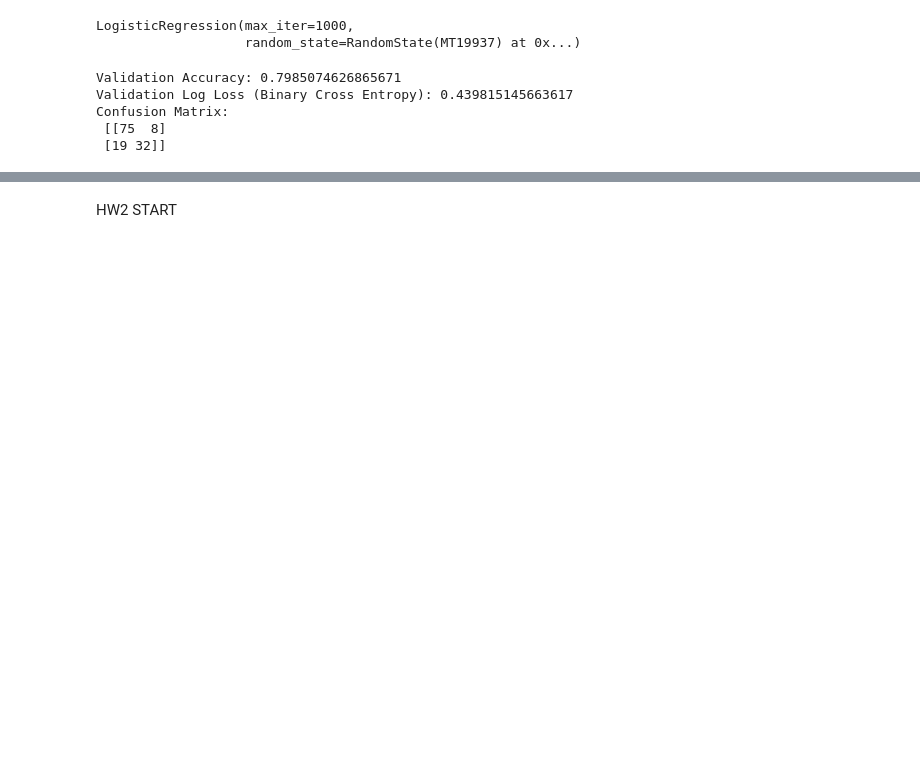
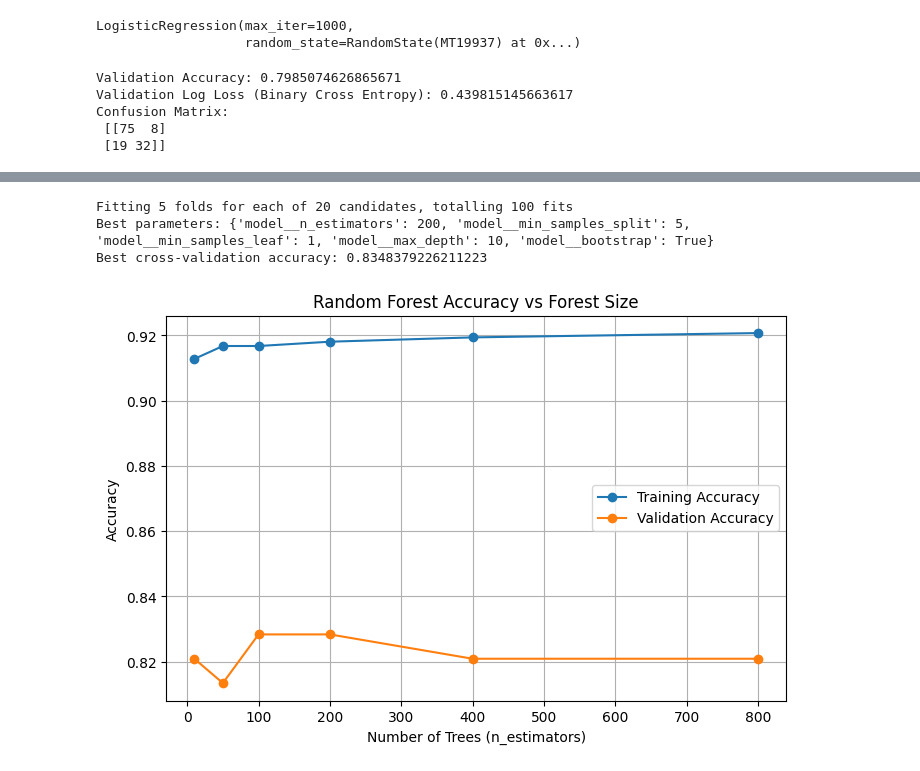
Before and after one commit to zebulonmcknight/CS325, a Jupyter notebook: HW2/scratch.ipynb, the cells around one changed output, grey strips where cells are left out. Drawn from its saved outputs; the diff is of its cells as text; code cells hidden in the pictures; blank space fills up the shorter version.

```diff
--- a/HW2/scratch.ipynb
+++ b/HW2/scratch.ipynb
@@ -422,5 +415,3 @@ submission = pd.DataFrame({
 
 # Save file
 submission.to_csv("sklearn_submission.csv", index=False)
-# %% [markdown]
-HW2 START
@@ -426,0 +427,64 @@ HW2 START
+# %%
+pipe = Pipeline([
+    ('model', RandomForestClassifier(random_state=42))
+])
+
+param_distributions = {
+    'model__n_estimators': [10, 50, 100, 200, 400, 800],
+    'model__max_depth': [None, 5, 10, 20, 40],
+    'model__min_samples_split': [2, 5, 10],
+    'model__min_samples_leaf': [1, 2, 4],
+    'model__bootstrap': [True, False]
+}
+# %%
+search = RandomizedSearchCV(
+    pipe,
+    param_distributions=param_distributions,
+    n_iter=20,              # number of random combinations to try
+    cv=5,                   # 5-fold cross-validation
+    scoring='accuracy',
+    n_jobs=-1,
+    random_state=42,
+    verbose=1
+)
+
+search.fit(X_train, y_train)
+
+best_rf = search.best_estimator_
+
+print("Best parameters:", search.best_params_)
+print("Best cross-validation accuracy:", search.best_score_)
+# %% [output]
+Fitting 5 folds for each of 20 candidates, totalling 100 fits
+Best parameters: {'model__n_estimators': 200, 'model__min_samples_split': 5, 'model__min_samples_leaf': 1, 'model__max_depth': 10, 'model__bootstrap': True}
+Best cross-validation accuracy: 0.8348379226211223
+# %%
+n_estimators_list = [10, 50, 100, 200, 400, 800]
+train_accuracies = []
+val_accuracies = []
+
+for n in n_estimators_list:
+    rf = RandomForestClassifier(
+        n_estimators=n,
+        max_depth=search.best_params_['model__max_depth'],
+        min_samples_split=search.best_params_['model__min_samples_split'],
+        min_samples_leaf=search.best_params_['model__min_samples_leaf'],
+        bootstrap=search.best_params_['model__bootstrap'],
+        random_state=42
+    )
+    rf.fit(X_train, y_train)
+
+    train_accuracies.append(rf.score(X_train, y_train))
+    val_accuracies.append(rf.score(X_val, y_val))
+# %%
+plt.figure(figsize=(8, 5))
+plt.plot(n_estimators_list, train_accuracies, marker='o', label='Training Accuracy')
+plt.plot(n_estimators_list, val_accuracies, marker='o', label='Validation Accuracy')
+plt.xlabel("Number of Trees (n_estimators)")
+plt.ylabel("Accuracy")
+plt.title("Random Forest Accuracy vs Forest Size")
+plt.legend()
+plt.grid(True)
+plt.show()
+# %% [output]
+[figure, added]
```
Also changed, not shown: parts of 8 cells of this notebook.
